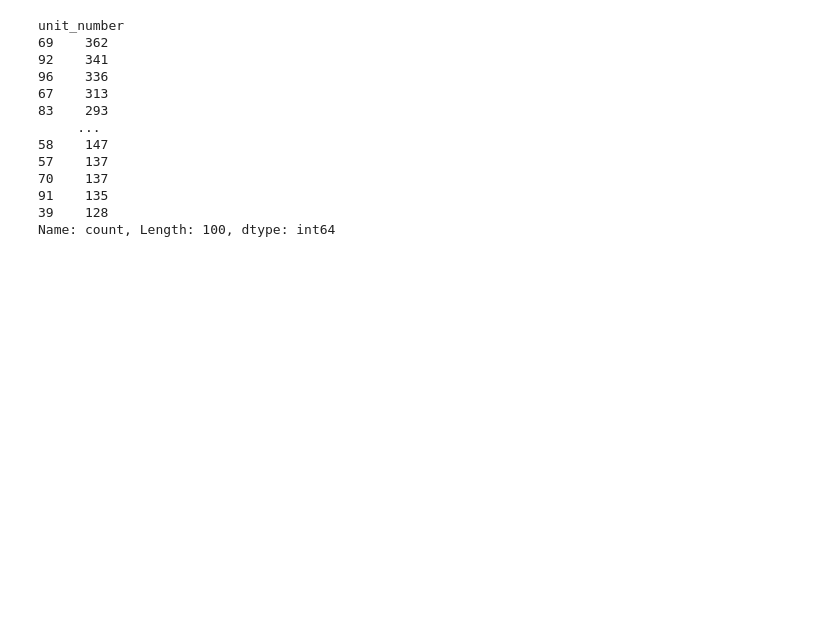
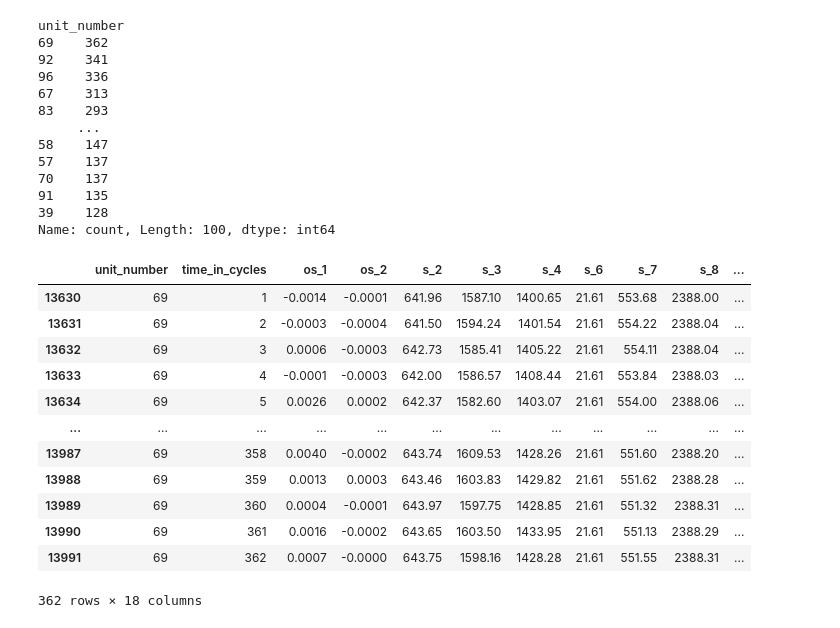
Before and after one commit to berkaylacinkaya/NASA_CMAPSS_TURBOFAN_ENGINE-PdM-, a Jupyter notebook: main.ipynb, the cells around one changed output. Cells and saved outputs as stored; diff of their text form; code cells hidden in the pictures; blank space fills up the shorter version.

Commit message:
I compared the weak machine and the durable machine.

```diff
--- a/main.ipynb
+++ b/main.ipynb
@@ -108,5 +269,20 @@ unit_number
 Name: count, Length: 100, dtype: int64
 # %%
 machine_1_df=df.loc[df["unit_number"]==failure_cycles.idxmax()]
+machine_1_df
+# %% [output]
+|  | unit_number | time_in_cycles | os_1 | os_2 | s_2 | s_3 | s_4 | s_6 | s_7 | s_8 | ... |
+| 13630 | 69 | 1 | -0.0014 | -0.0001 | 641.96 | 1587.10 | 1400.65 | 21.61 | 553.68 | 2388.00 | ... |
+| 13631 | 69 | 2 | -0.0003 | -0.0004 | 641.50 | 1594.24 | 1401.54 | 21.61 | 554.22 | 2388.04 | ... |
+| 13632 | 69 | 3 | 0.0006 | -0.0003 | 642.73 | 1585.41 | 1405.22 | 21.61 | 554.11 | 2388.04 | ... |
+| 13633 | 69 | 4 | -0.0001 | -0.0003 | 642.00 | 1586.57 | 1408.44 | 21.61 | 553.84 | 2388.03 | ... |
+| 13634 | 69 | 5 | 0.0026 | 0.0002 | 642.37 | 1582.60 | 1403.07 | 21.61 | 554.00 | 2388.06 | ... |
+| ... | ... | ... | ... | ... | ... | ... | ... | ... | ... | ... | ... |
+| 13987 | 69 | 358 | 0.0040 | -0.0002 | 643.74 | 1609.53 | 1428.26 | 21.61 | 551.60 | 2388.20 | ... |
+| 13988 | 69 | 359 | 0.0013 | 0.0003 | 643.46 | 1603.83 | 1429.82 | 21.61 | 551.62 | 2388.28 | ... |
+| 13989 | 69 | 360 | 0.0004 | -0.0001 | 643.97 | 1597.75 | 1428.85 | 21.61 | 551.32 | 2388.31 | ... |
+| 13990 | 69 | 361 | 0.0016 | -0.0002 | 643.65 | 1603.50 | 1433.95 | 21.61 | 551.13 | 2388.29 | ... |
+| 13991 | 69 | 362 | 0.0007 | -0.0000 | 643.75 | 1598.16 | 1428.28 | 21.61 | 551.55 | 2388.31 | ... |
+362 rows × 18 columns
 # %%
 machine_2_df = df.loc[df["unit_number"]==failure_cycles.sort_values().index[50]]
```
Also changed, not shown: parts of 21 cells of this notebook.
